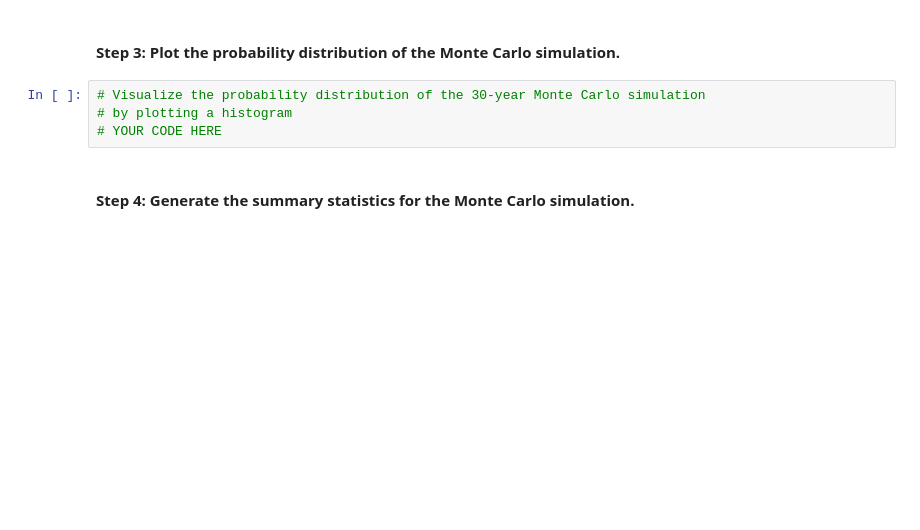
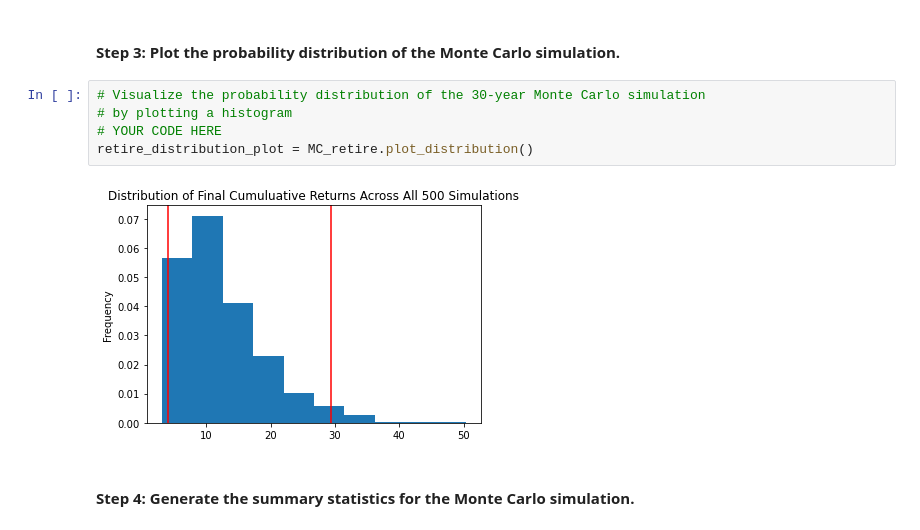
Before and after one commit to paragmb/Financial-Planner-using-Monte-Carlo-Simulations, a Jupyter notebook: financial_planning_tools.ipynb, the cells around one changed output. Drawn from its saved outputs; the diff is of its cells as text; blank space fills up the shorter version.

```diff
--- a/financial_planning_tools.ipynb
+++ b/financial_planning_tools.ipynb
@@ -464,7 +555,10 @@ In this section, you’ll use the MCForecastTools library to create a Monte Carl
 # %%
 # Visualize the probability distribution of the 30-year Monte Carlo simulation
 # by plotting a histogram
 # YOUR CODE HERE
+retire_distribution_plot = MC_retire.plot_distribution()
+# %% [output]
+[figure, added]
 # %% [markdown]
 #### Step 4: Generate the summary statistics for the Monte Carlo simulation.
 # %%
```
Also changed, not shown: parts of 26 cells of this notebook.
